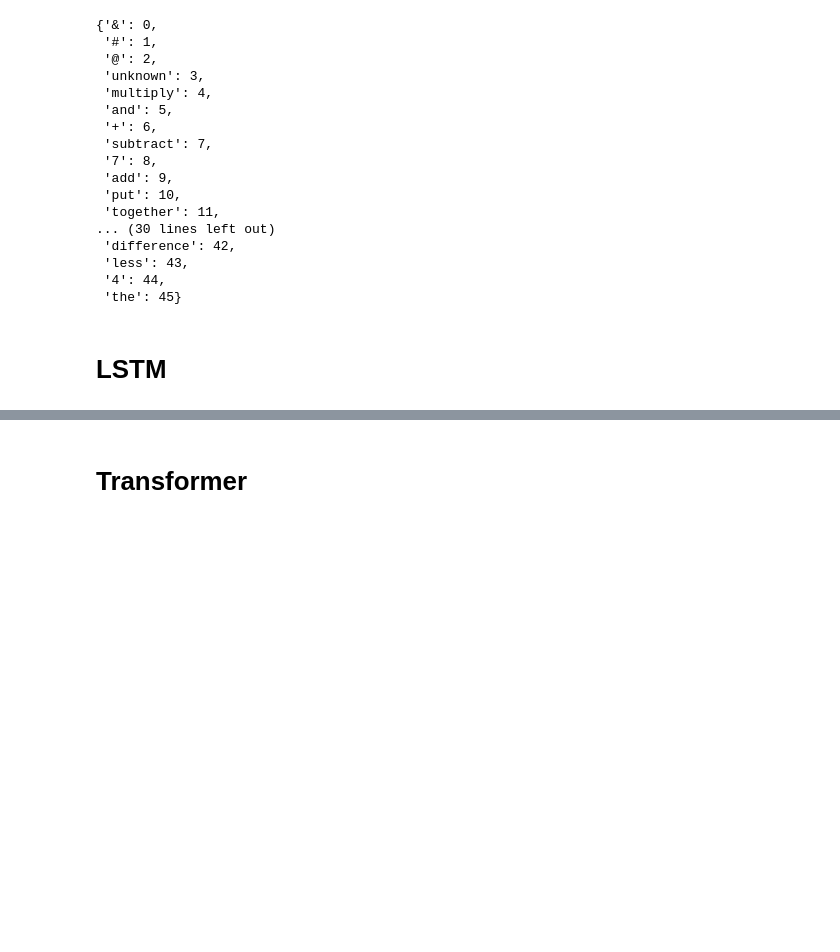
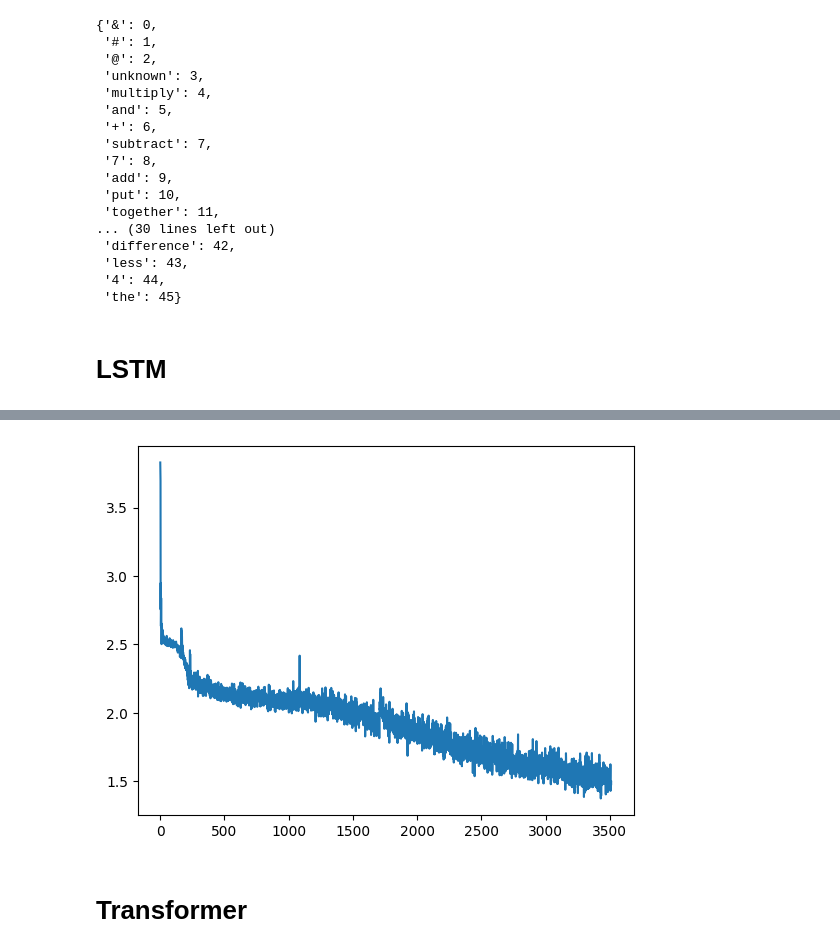
Before and after one commit to stefanoiervese/DL_Project, a Jupyter notebook: DL_Funzionante.ipynb, the cells around one changed output, grey strips where cells are left out. Drawn from its saved outputs; the diff is of its cells as text; code cells hidden in the pictures; blank space fills up the shorter version.

```diff
--- a/DL_Funzionante.ipynb
+++ b/DL_Funzionante.ipynb
@@ -445,7 +443,11 @@ sum(acc)/len(acc)
+# %%
+lista_losses = [tensor.item() for tensor in losses]
 # %%
 import matplotlib.pyplot as plt
-plt.plot(losses)
+plt.plot(lista_losses)
 plt.show()
+# %% [output]
+[figure, added]
 # %% [markdown]
 # Transformer
 # %%
```
Also changed, not shown: parts of 8 cells of this notebook.
